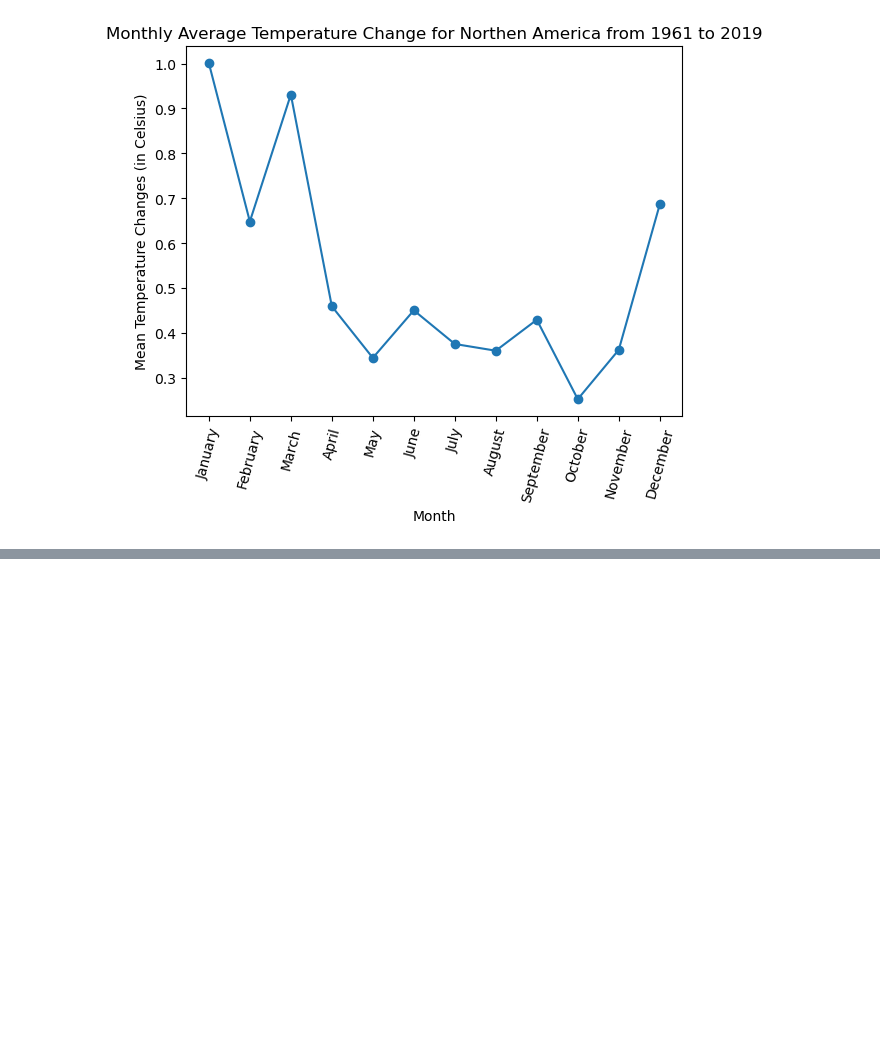
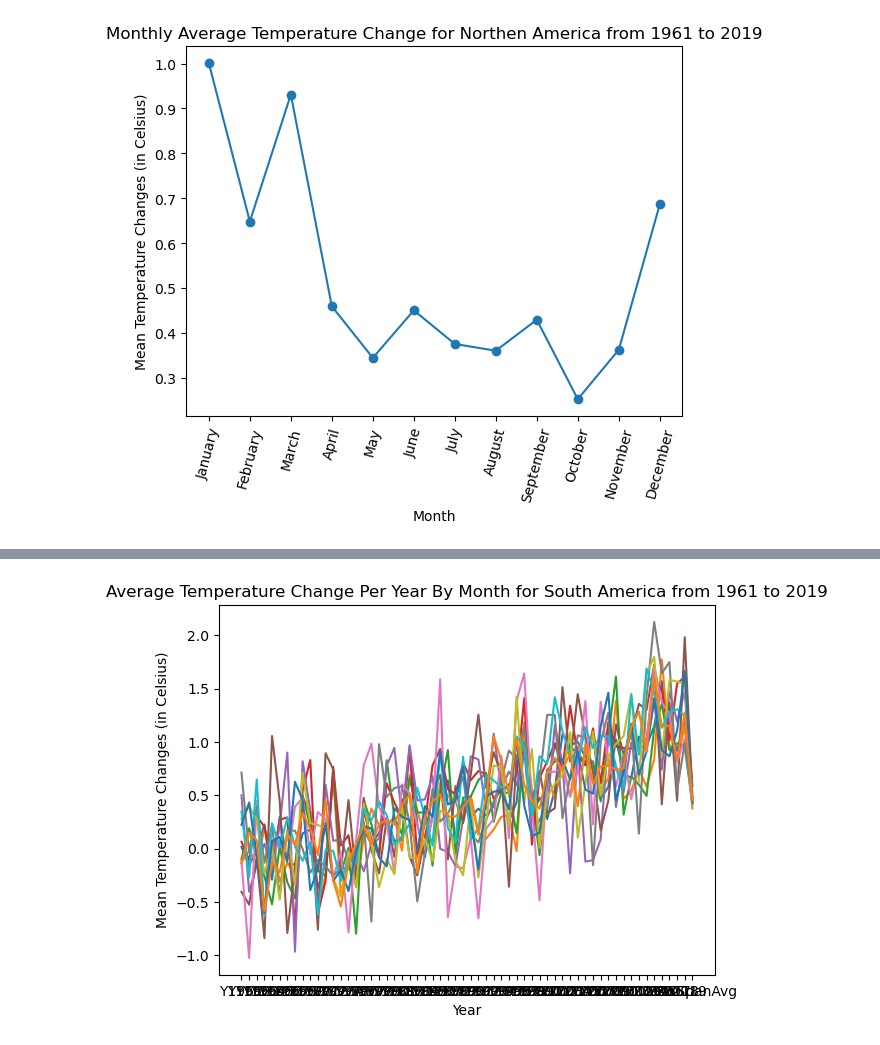
Before and after one commit to Tmoht1015/2Group-Project-All-Stars, a Jupyter notebook: NSAmericaTemps.ipynb, the cells around one changed output, grey strips where cells are left out. Saved outputs shown, nothing was run; the diff lists cells and outputs as text; code cells hidden in the pictures; blank space fills up the shorter version.

```diff
--- a/NSAmericaTemps.ipynb
+++ b/NSAmericaTemps.ipynb
@@ -136,0 +158,19 @@ plt.show()
+# %%
+plt.plot(m_data_sa1["January"])
+plt.plot(m_data_sa1["February"])
+plt.plot(m_data_sa1["March"])
+plt.plot(m_data_sa1["April"])
+plt.plot(m_data_sa1["May"])
+plt.plot(m_data_sa1["June"])
+plt.plot(m_data_sa1["July"])
+plt.plot(m_data_sa1["August"])
+plt.plot(m_data_sa1["September"])
+plt.plot(m_data_sa1["October"])
+plt.plot(m_data_sa1["November"])
+plt.plot(m_data_sa1["December"])
+plt.xlabel('Year')
+plt.ylabel("Mean Temperature Changes (in Celsius)")
+plt.title("Average Temperature Change Per Year By Month for South America from 1961 to 2019")
+plt.show()
+# %% [output]
+[figure, added]
```
Also changed, not shown: parts of 6 cells of this notebook.
